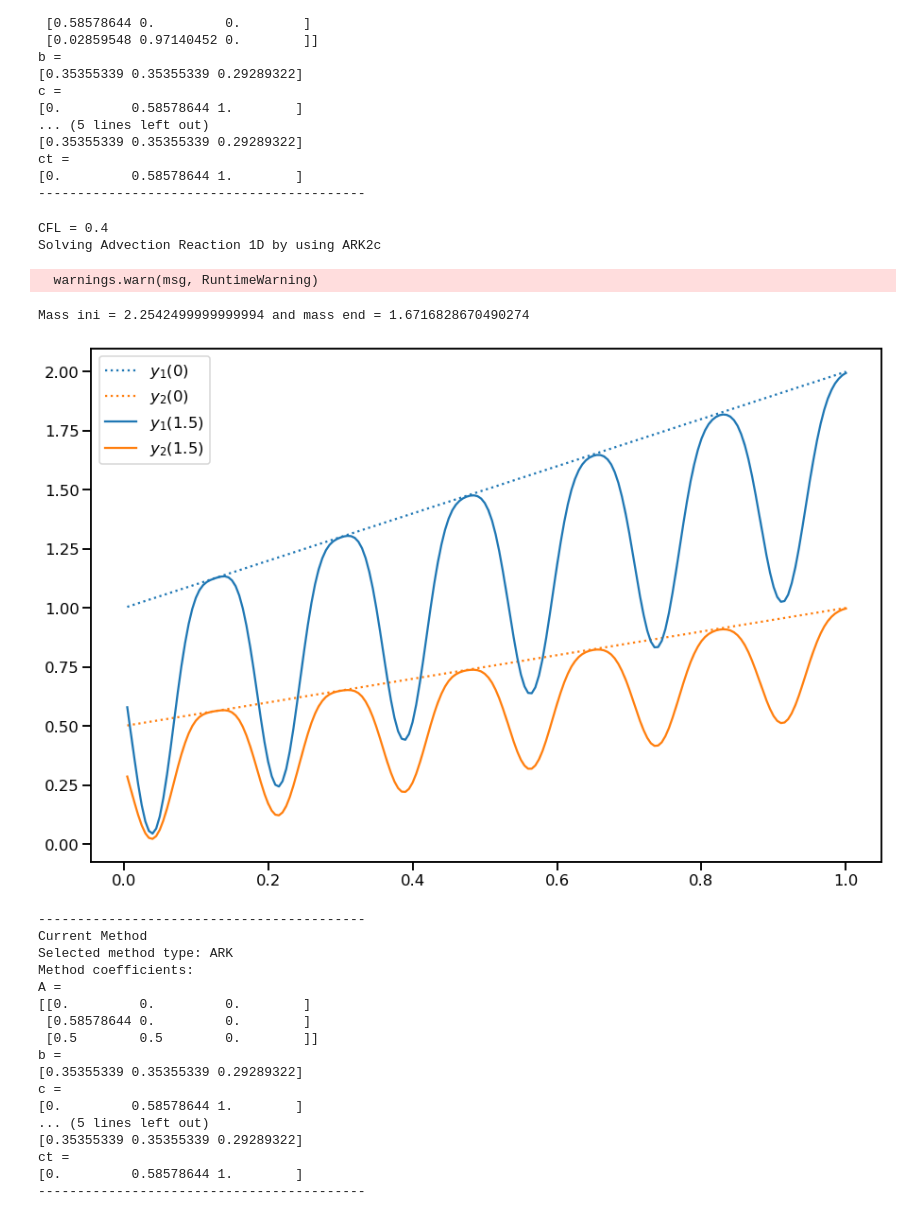
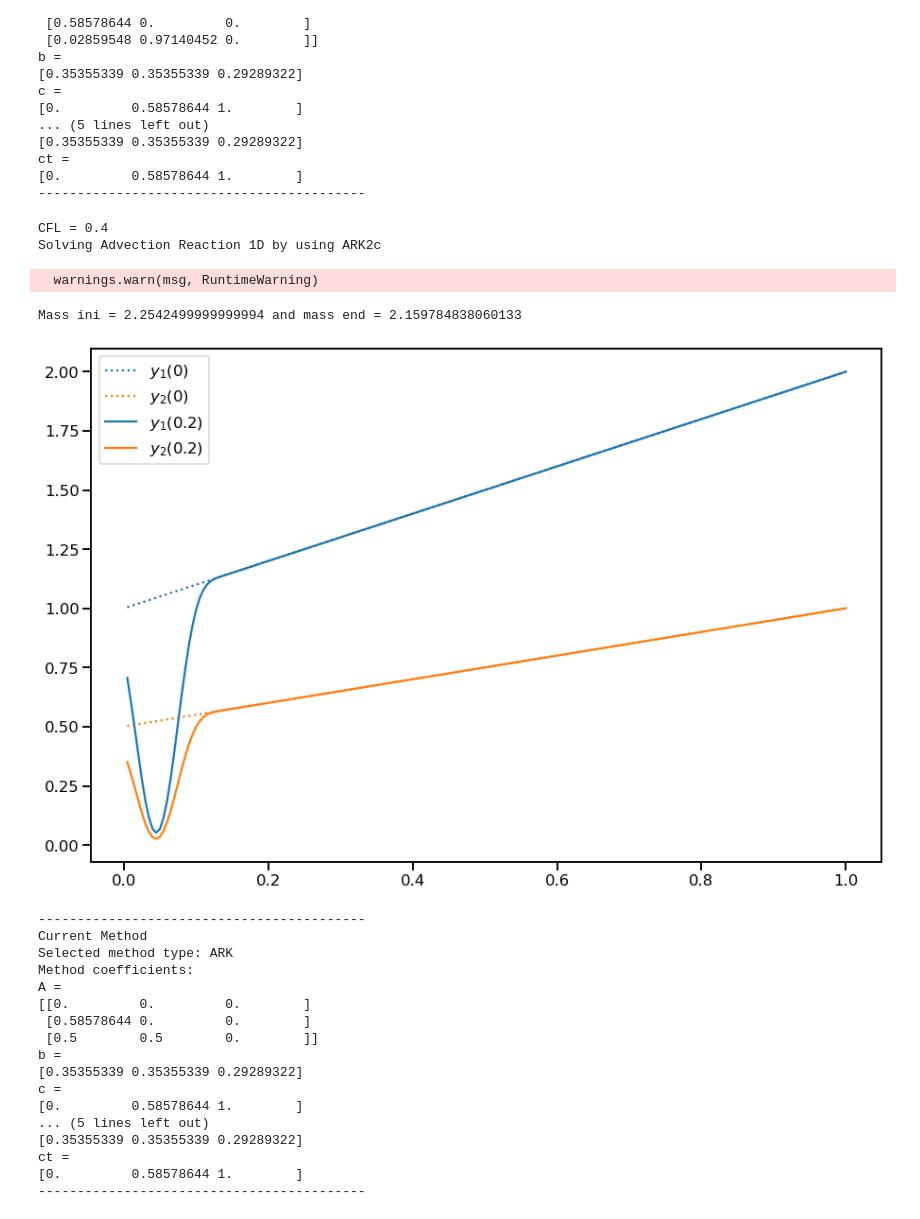
Before and after one commit to emconsta/desolve, a Jupyter notebook: notebooks/TestAdvectionReaction1D.ipynb, the cells around one changed output. Drawn from its saved outputs; the diff is of its cells as text; code cells hidden in the pictures.

```diff
--- a/notebooks/TestAdvectionReaction1D.ipynb
+++ b/notebooks/TestAdvectionReaction1D.ipynb
@@ -12,6 +12,9 @@ import seaborn as sns
 sns.set_context("talk", font_scale=1.) # "talk"
 TEND=0.2
 KAPPA=np.asarray([1e+03,2e+03])
+pde_problem_setup_base={'mx':200,'n':2,'Flux':'linear-advection','Flux_c':1.,'BC':'Hundsdorfer',
+                   'x_min':0.,'x_max':1.,'kappa':KAPPA, 'IC':'Hundsdorfer',
+                   's':np.asarray([0,1]),'alpha':np.asarray([1,0]),'Flux_name':'Hundsdorfer'}
 # %%
 solver=DESolver()
 solver.set_info(0)
@@ -108,9 +110,8 @@ ct =
 solver=DESolver()
 solver.set_info(0)
 
-pde_problem_setup={'mx':200,'n':2,'Flux':'linear-advection','Flux_c':1.,'BC':'periodic',
-                   'x_min':0.,'x_max':1.,'kappa':KAPPA,
-                   's':np.asarray([0,1]),'alpha':np.asarray([1,0])}
+pde_problem_setup=pde_problem_setup_base.copy()
+
 rhs_e, rhs_i, u_ini, problem_setup, problem= ProblemsPDE('Advection Reaction 1D',pde_problem_setup)#('Navier-Stokes2D')
 
 solver.setup(keep_history=True)
@@ -150,35 +151,35 @@ print("Mass ini = {:} and mass end = {:}".format(mass_ini,mass_end))
 
 
 
 #sol=u
 unvec=problem_setup['context']['unvectorize']
 time_idx=0
 y_ini=np.squeeze(unvec(u[:,time_idx],problem_setup['context']))
 y_end=np.squeeze(unvec(u[:,-1],problem_setup['context']))
 
 mx=problem_setup['context']['mx']
 n=problem_setup['context']['n']
 x_coord=problem_setup['context']['x_coord']
 
 fig = plt.figure(figsize=(15, 10))
 hy1=plt.plot(x_coord,y_ini[0,:],':',label=r'$y_1(0)$')
 hy2=plt.plot(x_coord,y_ini[1,:],':',label=r'$y_2(0)$')
 
 plt.plot(x_coord,y_end[0,:],'-',color=hy1[0].get_color(),label=r'$y_1({:g})$'.format(t[-1]))
 plt.plot(x_coord,y_end[1,:],'-',color=hy2[0].get_color(),label=r'$y_2({:g})$'.format(t[-1]))
 
 plt.legend()
 plt.show()
 
 solver.view_complete_status()
 
 ARK2c={'x_coord':x_coord,'y_end':y_end}
 # %% [output]
 CFL = 0.4
 Solving Advection Reaction 1D by using ARK2c
   warnings.warn(msg, RuntimeWarning)
-Mass ini = 2.2542499999999994 and mass end = 1.6716828670490274
+Mass ini = 2.2542499999999994 and mass end = 2.159784838060133
-[figure, old version]
+[figure, new version]
 ------------------------------------------
 Current Method
 Selected method type: ARK
```
Also changed, not shown: parts of 21 cells of this notebook, 7 other files.
